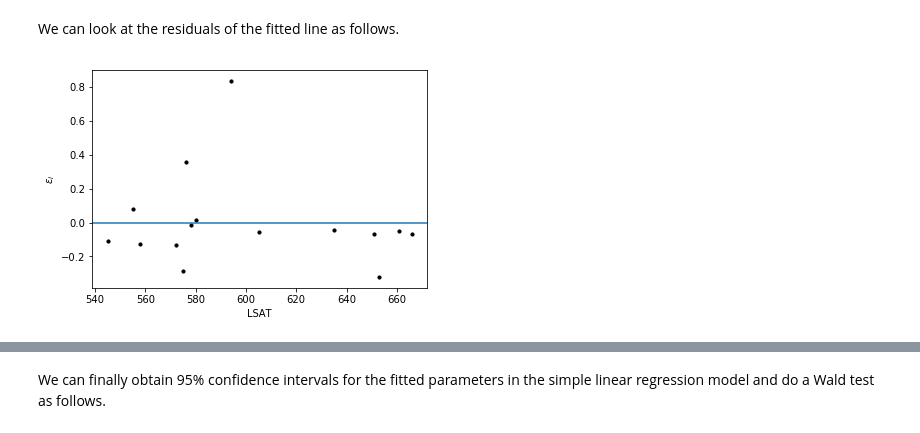
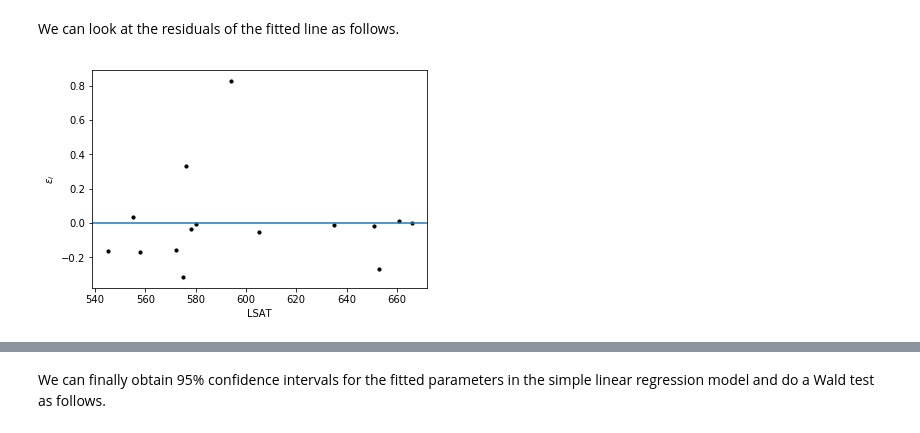
Before and after one commit to datascience-intro/1MS041-2020, a Jupyter notebook: lectures/12.ipynb, the cells around one changed output, grey strips where cells are left out. Cells and saved outputs as stored; diff of their text form; code cells hidden in the pictures.

```diff
--- a/lectures/12.ipynb
+++ b/lectures/12.ipynb
@@ -316,17 +316,17 @@ sigma_hat = 0.2873360875562685
 # %% [markdown]
 We can look at the residuals of the fitted line as follows.
 # %%
-predictedGPA = -0.000193932215061 + 0.00526687127757*LSAT
+predictedGPA = 0.5998612958803515 + 0.004267223518635576*LSAT
 residuals = GPA - predictedGPA
 plt.scatter(LSAT, residuals, color = "k",marker = "o", s = 10)
 plt.axhline()
 # putting generic labels for x and y axis
-plt.ylabel('$\epsilon_i$')
+plt.ylabel('$\\epsilon_i$')
 plt.xlabel('LSAT') # draw a y=0 line
 plt.show()
 # in general we want residuals to be Normally distributes about 0 with the same variance
 # %% [output]
-[figure, old version]
+[figure, new version]
 # %% [markdown]
 ### Residual Analysis
 
```
Also changed, not shown: parts of 4 cells of this notebook, 12 other files.
